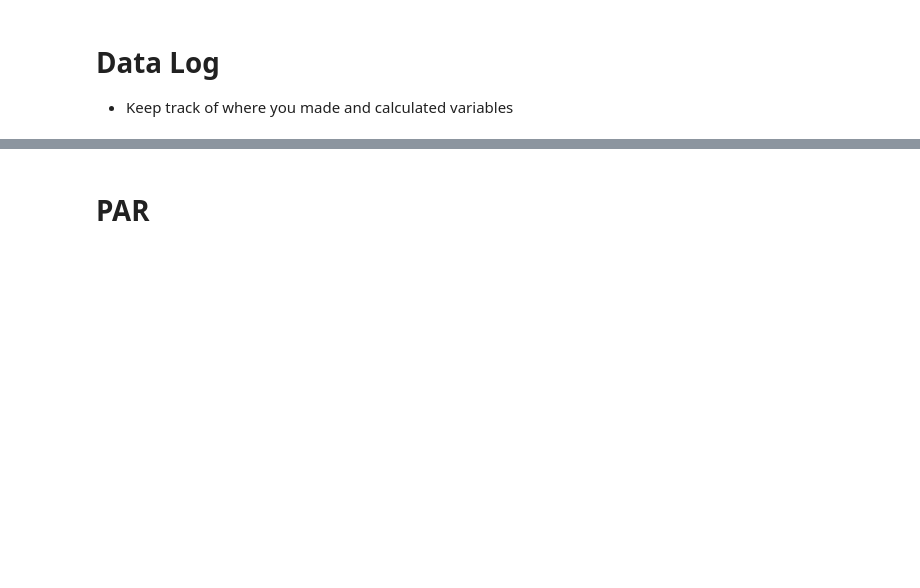
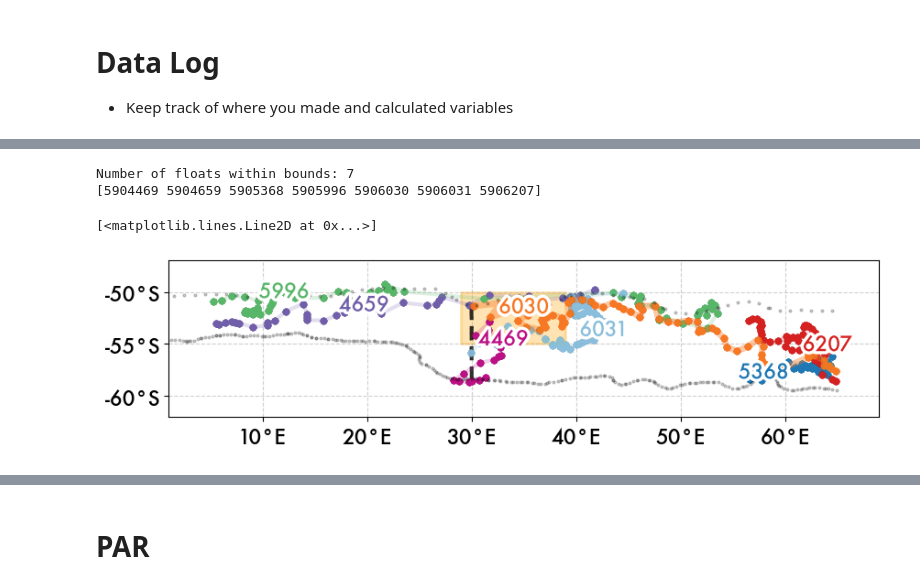
Before and after one commit to song-sangmin/RandomForestRegression_SOGOS, a Jupyter notebook: scripts/Data_Log.ipynb, the cells around one changed output, grey strips where cells are left out. Drawn from its saved outputs; the diff is of its cells as text; code cells hidden in the pictures; blank space fills up the shorter version.

Commit message:
add updated rfr training

```diff
--- a/scripts/Data_Log.ipynb
+++ b/scripts/Data_Log.ipynb
@@ -173,0 +197,64 @@ wmoids = floatDF.wmoid.unique()
+# %%
+# Remove any floats that have fewer than 100 obs
+newdf = pd.DataFrame()
+for wmo in wmoids:
+    flo = argo_qc[argo_qc.wmoid==wmo]
+    if len(flo)>100:
+        newdf = pd.concat([newdf, flo])
+    else:
+        print('wmo ' + str(wmo) + ' removed.')
+argo_qc = newdf.copy()
+
+wmoids = argo_qc.wmoid.unique()
+print('Number of floats within bounds: ' + str(len(argo_qc.wmoid.unique())))
+# argo_qc.value_counts('wmoid')
+print(argo_qc.wmoid.unique())
+# %% [output]
+Number of floats within bounds: 7
+[5904469 5904659 5905368 5905996 5906030 5906031 5906207]
+# %%
+# Single plot for argo map
+fig = plt.figure(figsize=(10,8))
+ax=plt.gca()
+
+for wmo in wmoids[wmoids!=5906030]:
+    ax.plot(floatDF[floatDF.wmoid==wmo].lon,floatDF[floatDF.wmoid==wmo].lat,
+            color = wmo_colors[wmo], alpha=0.2, linewidth=3, label=str(wmo)[3:], zorder=3)
+    ax.scatter(floatDF[floatDF.wmoid==wmo].lon,floatDF[floatDF.wmoid==wmo].lat,
+            color = wmo_colors[wmo], alpha=0.1, s=20, zorder=3)
+
+for wmo in [5906030]:
+    ax.plot(floatDF[floatDF.wmoid==wmo].lon,floatDF[floatDF.wmoid==wmo].lat,
+            color = sns.color_palette("Oranges")[3], alpha=0.4, linewidth=5, label=str(wmo)[3:], zorder=3)
+    ax.scatter(floatDF[floatDF.wmoid==wmo].lon,floatDF[floatDF.wmoid==wmo].lat,
+            color = sns.color_palette("Oranges")[3], alpha=0.1, s=20, zorder=3)
+
+for front in [SIF, PF]:
+     front = front[(front.lon > 0 ) & (front.lon <65)]
+     ax.scatter(front.lon, front.lat, color='k', alpha=0.2, s=4, zorder=3)
+#      ax.plot(front.lon, front.lat, color='k', alpha=0.1, linewidth=2, zorder=3)
+
+# plt.title('BGC-Argo Training Data')
+# plt.title('Argo Yeardays: ' + str(start_yd) + ' to ' + str(end_yd))
+rect = patch.Rectangle((29,-55),10,5, fill=True, color="orange", alpha=0.3,linewidth=2, zorder=1)
+
+ax.add_patch(rect)
+ax.set_xlim(1,69)
+ax.set_ylim(-62,-47)
+ax.set_aspect('equal')
+
+ax.yaxis.set_major_formatter("{x:1.0f}°S")
+ax.xaxis.set_major_formatter("{x:1.0f}°E")
+
+ax.grid(linestyle='dashed', alpha=0.6, zorder=1)
+
+lines = ax.get_lines()
+labelLines(lines, align=False, fontsize=16, zorder=3)
+# labelLines(lins) # , align=False, fontsize=18)
+ax.plot(shipDF.lon, shipDF.lat, alpha=0.8, linestyle='dashed', c='k', linewidth=3)
+
+# if save:
+#         plt.savefig('../figures/Argo_simple_region_map.png', dpi=300)
+# %% [output]
+[<matplotlib.lines.Line2D at 0x...>]
+[figure, added]
```
Also changed, not shown: parts of 16 cells of this notebook, 2 other files.
